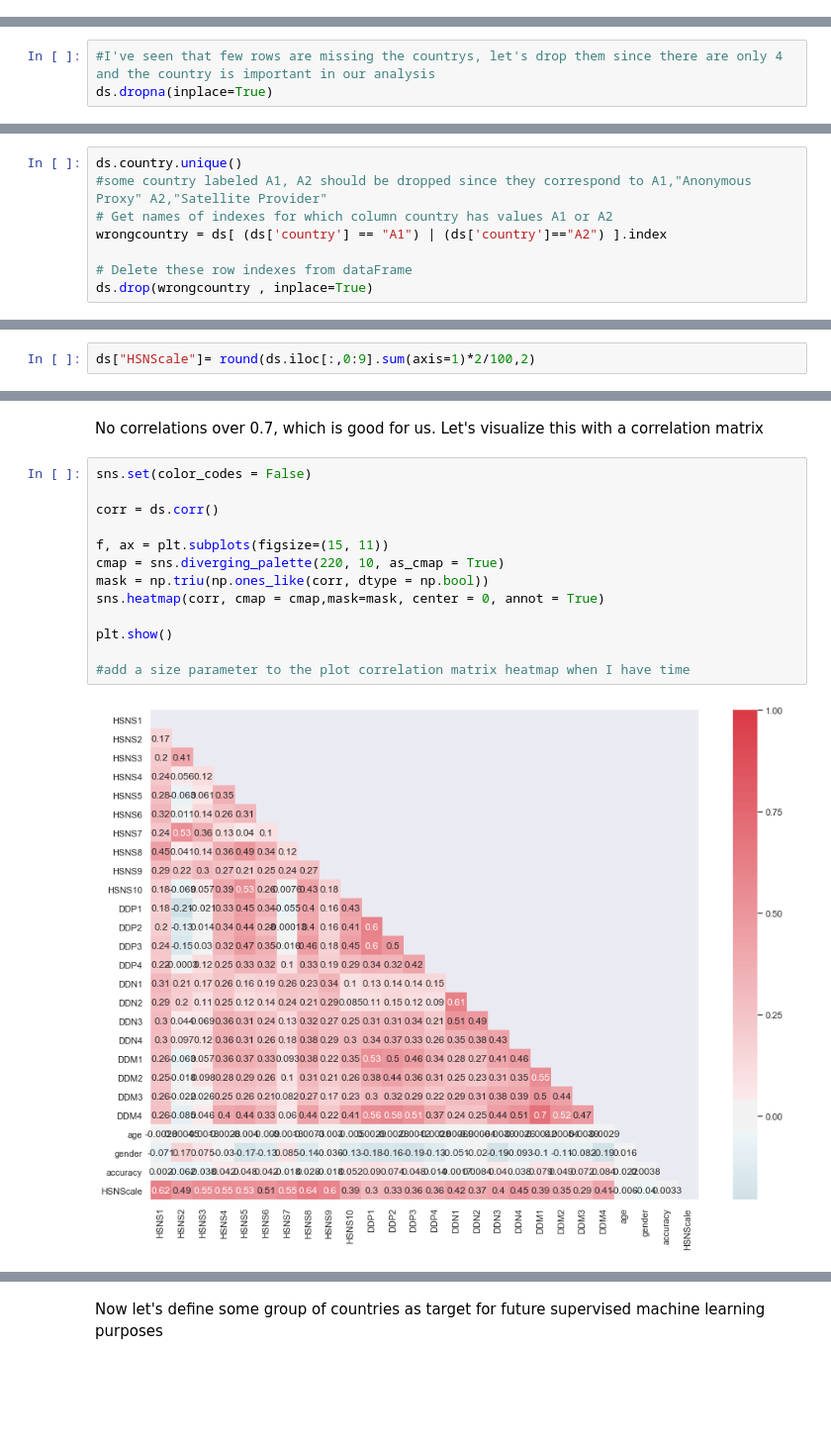
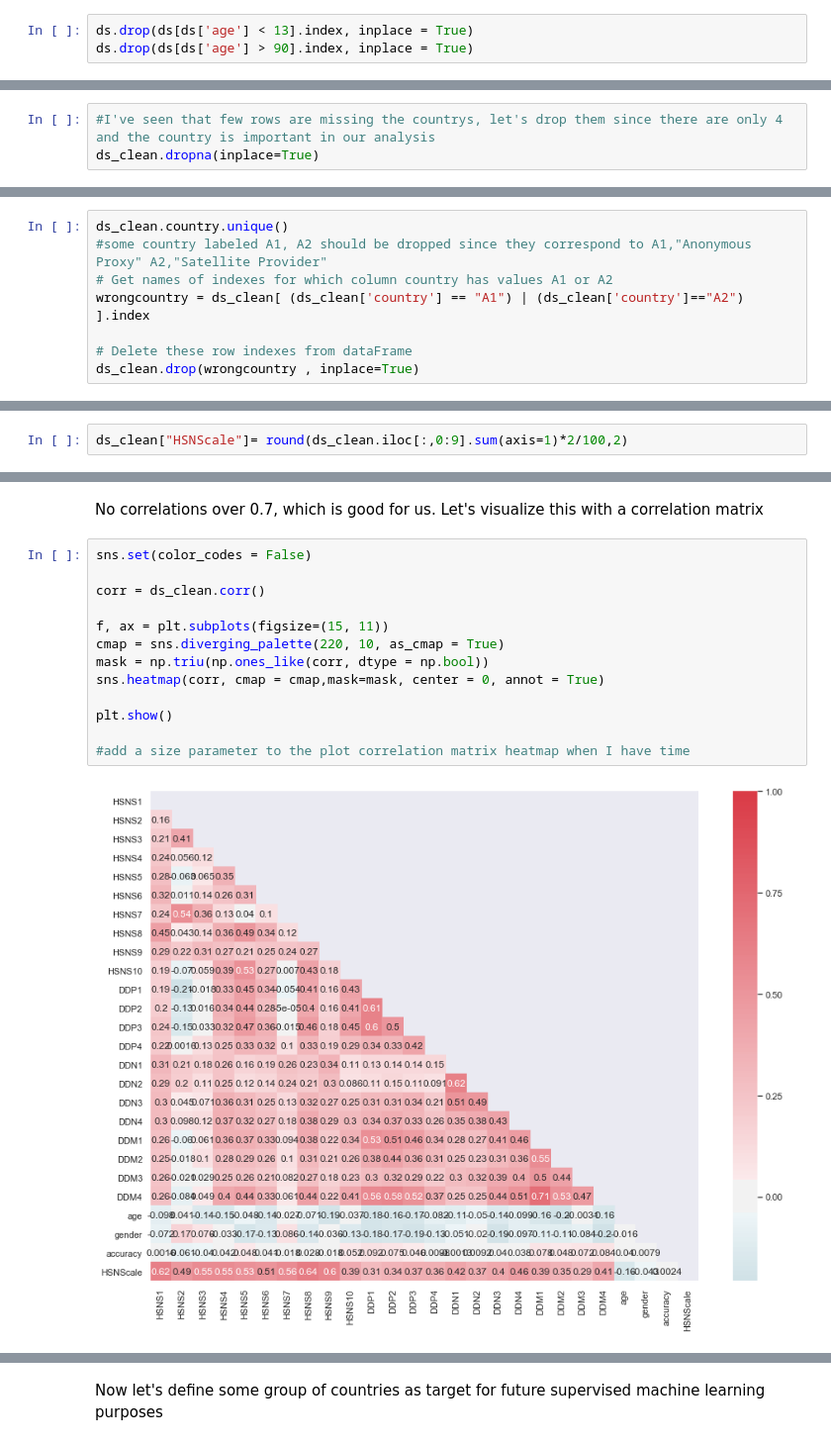
Before and after one commit to pengtianan/final-project, a Jupyter notebook: your-project/Data cleaning.ipynb, the cells around one changed output, grey strips where cells are left out. Shown at 99% size. Saved outputs shown, nothing was run; the diff lists cells and outputs as text; blank space fills up the shorter version.

```diff
--- a/your-project/Data cleaning.ipynb
+++ b/your-project/Data cleaning.ipynb
@@ -64,0 +80,3 @@ dtype: int64
+# %%
+ds.drop(ds[ds['age'] < 13].index, inplace = True)
+ds.drop(ds[ds['age'] > 90].index, inplace = True)
@@ -77,3 +153,3 @@ ds=ds.mask(ds==0).fillna(ds.mean())
 # %%
 #I've seen that few rows are missing the countrys, let's drop them since there are only 4 and the country is important in our analysis
-ds.dropna(inplace=True)
+ds_clean.dropna(inplace=True)
@@ -80,8 +160,8 @@ ds.dropna(inplace=True)
 # %%
-ds.country.unique()
+ds_clean.country.unique()
 #some country labeled A1, A2 should be dropped since they correspond to A1,"Anonymous Proxy" A2,"Satellite Provider"
 # Get names of indexes for which column country has values A1 or A2
-wrongcountry = ds[ (ds['country'] == "A1") | (ds['country']=="A2") ].index
+wrongcountry = ds_clean[ (ds_clean['country'] == "A1") | (ds_clean['country']=="A2") ].index
 
 # Delete these row indexes from dataFrame
-ds.drop(wrongcountry , inplace=True)
+ds_clean.drop(wrongcountry , inplace=True)
@@ -93,4 +173,4 @@ ds.drop(notacc, inplace=True)
 # %% [markdown]
 Now that the basic cleaning is performed, let's create a column with the result of the the HSNScale (first test) for all entries
 # %%
-ds["HSNScale"]= round(ds.iloc[:,0:9].sum(axis=1)*2/100,2)
+ds_clean["HSNScale"]= round(ds_clean.iloc[:,0:9].sum(axis=1)*2/100,2)
@@ -116,17 +202,17 @@ No correlations over 0.7, which is good for us. Let's visualize this with a corr
 # %%
 sns.set(color_codes = False)
 
-corr = ds.corr()
+corr = ds_clean.corr()
 
 f, ax = plt.subplots(figsize=(15, 11))
 cmap = sns.diverging_palette(220, 10, as_cmap = True)
 mask = np.triu(np.ones_like(corr, dtype = np.bool))
 sns.heatmap(corr, cmap = cmap,mask=mask, center = 0, annot = True)
 
 plt.show()
 
 #add a size parameter to the plot correlation matrix heatmap when I have time
 # %% [output]
-[figure, old version]
+[figure, new version]
 # %%
 from collections import Counter
```
Also changed, not shown: parts of 43 cells of this notebook, 4 other files.
